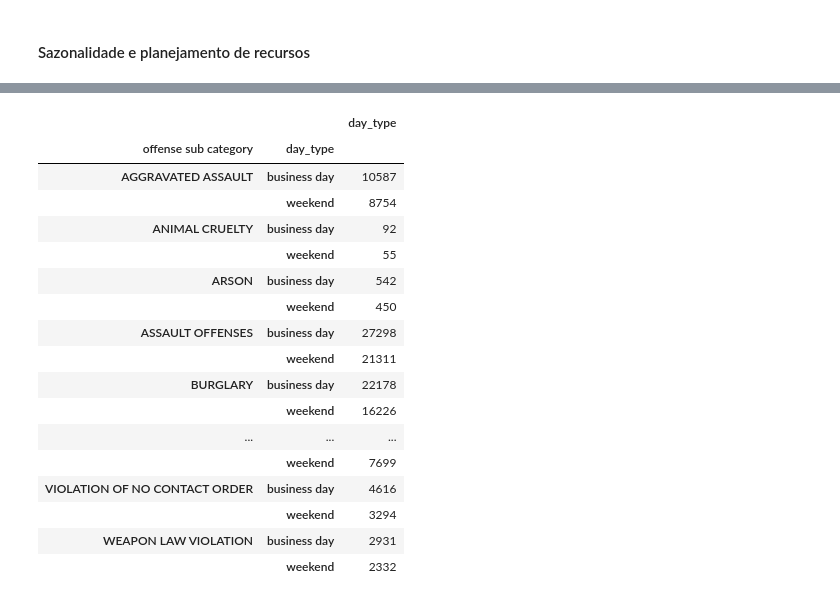
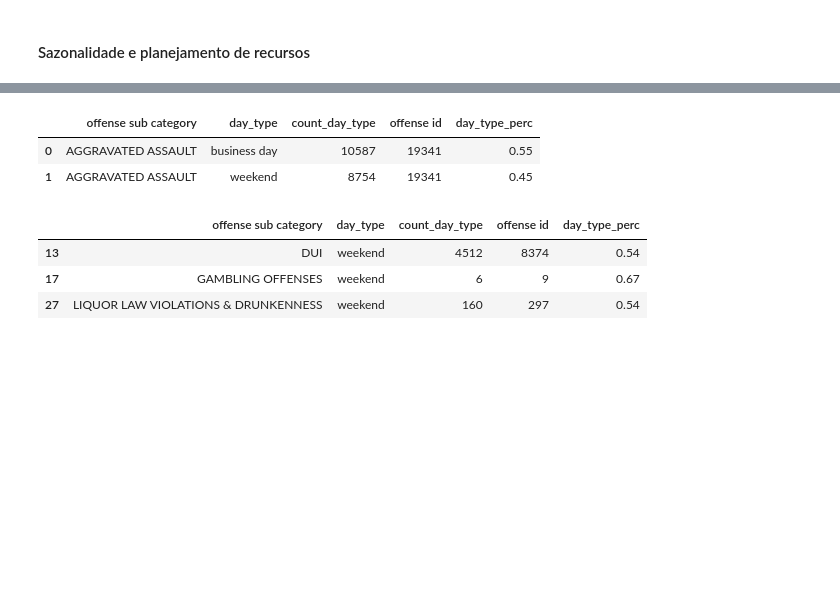
Before and after one commit to talesaraujoc/analise_dados_crimes_seattle, a Jupyter notebook: src/analise_dados.ipynb, the cells around one changed output, grey strips where cells are left out. Cells and saved outputs as stored; diff of their text form; code cells hidden in the pictures; blank space fills up the shorter version.

```diff
--- a/src/analise_dados.ipynb
+++ b/src/analise_dados.ipynb
@@ -647,21 +632,16 @@ Index(['report number', 'report datetime', 'offense id', 'offense date',
-# %%
-dff_eda.groupby(['offense sub category','day_type']).agg({'day_type':'count'})
-# %% [output]
-|  |  | day_type |
-| offense sub category | day_type |  |
-| AGGRAVATED ASSAULT | business day | 10587 |
-|  | weekend | 8754 |
-| ANIMAL CRUELTY | business day | 92 |
-|  | weekend | 55 |
-| ARSON | business day | 542 |
-|  | weekend | 450 |
-| ASSAULT OFFENSES | business day | 27298 |
-|  | weekend | 21311 |
-| BURGLARY | business day | 22178 |
-|  | weekend | 16226 |
-| ... | ... | ... |
-|  | weekend | 7699 |
-| VIOLATION OF NO CONTACT ORDER | business day | 4616 |
-|  | weekend | 3294 |
-| WEAPON LAW VIOLATION | business day | 2931 |
-|  | weekend | 2332 |
+# %%
+dff_eda_freq_day_type = pd.merge((dff_eda.groupby(['offense sub category','day_type']).agg({'day_type':'count'}).rename({'day_type':'count_day_type'},axis=1). reset_index()), (dff_eda.groupby('offense sub category').agg({'offense id':'count'}).reset_index()), how='left', on='offense sub category')
+dff_eda_freq_day_type['day_type_perc'] = round((dff_eda_freq_day_type['count_day_type'] / dff_eda_freq_day_type['offense id']), 2)
+# %%
+dff_eda_freq_day_type.head(2)
+# %% [output]
+|  | offense sub category | day_type | count_day_type | offense id | day_type_perc |
+| 0 | AGGRAVATED ASSAULT | business day | 10587 | 19341 | 0.55 |
+| 1 | AGGRAVATED ASSAULT | weekend | 8754 | 19341 | 0.45 |
+# %%
+dff_eda_freq_day_type[(dff_eda_freq_day_type['day_type']=='weekend') & (dff_eda_freq_day_type['day_type_perc']>0.5)]
+# %% [output]
+|  | offense sub category | day_type | count_day_type | offense id | day_type_perc |
+| 13 | DUI | weekend | 4512 | 8374 | 0.54 |
+| 17 | GAMBLING OFFENSES | weekend | 6 | 9 | 0.67 |
+| 27 | LIQUOR LAW VIOLATIONS & DRUNKENNESS | weekend | 160 | 297 | 0.54 |
```
Also changed, not shown: parts of 7 cells of this notebook, 1 other file.
